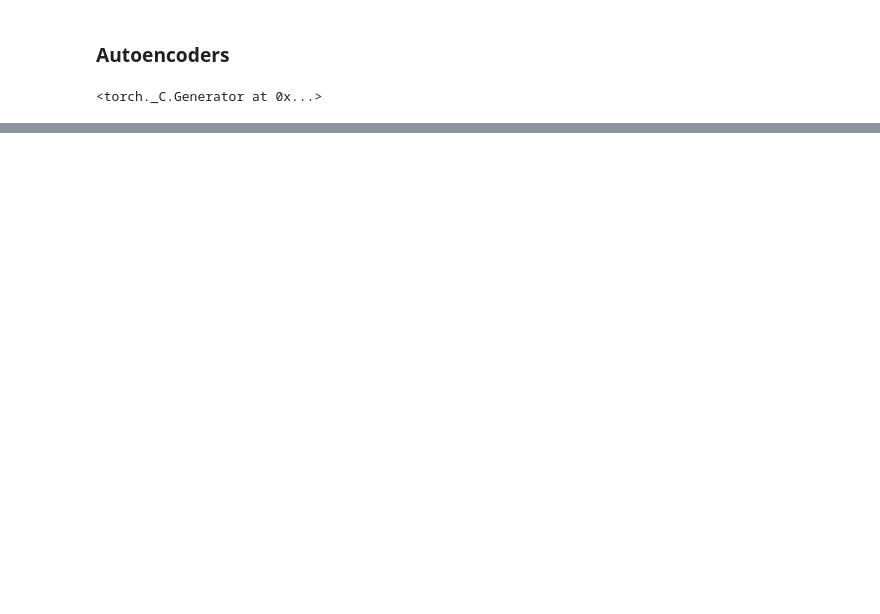
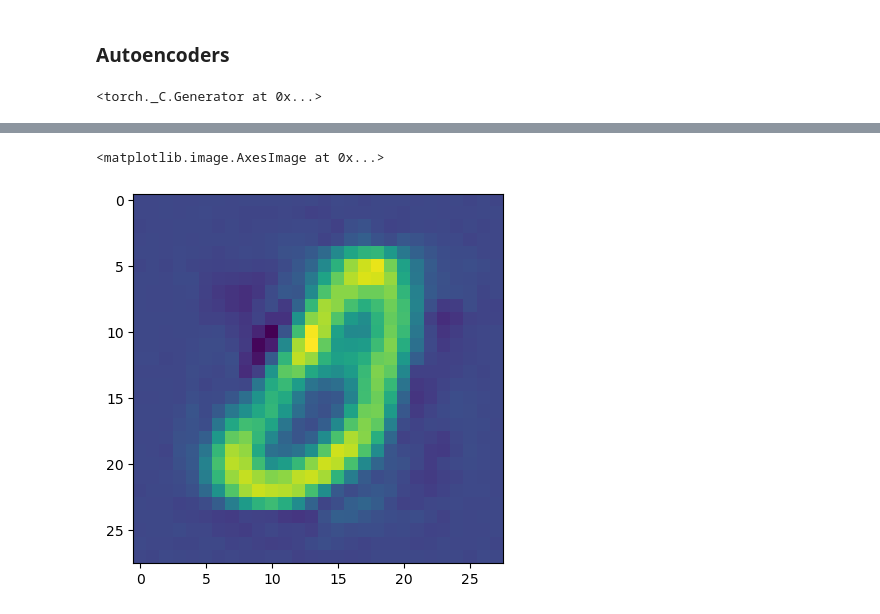
Before and after one commit to xyro-coder/Variational_Autoencoders, a Jupyter notebook: vae-building-blocks/basic_autoencoder.ipynb, the cells around one changed output, grey strips where cells are left out. Cells and saved outputs as stored; diff of their text form; code cells hidden in the pictures; blank space fills up the shorter version.

```diff
--- a/vae-building-blocks/basic_autoencoder.ipynb
+++ b/vae-building-blocks/basic_autoencoder.ipynb
@@ -38,0 +127,33 @@ plt.imshow(Noisy_X_tr[1305][0])s
+# %%
+Model = Denoising_Autoencoder(input_size, h1, h2, bottleneck, h3, h4)
+Cost = nn.MSELoss()
+optimizer = optim.Adam(Model.parameters(), lr=lr)
+number_epouch = 5
+
+for epoch in range(number_epouch):
+    for index in range(len(X_tr)):
+
+
+        clean_image = X_tr[index]
+        Noisy_image = Noisy_X_tr[index]
+
+        #Forward pass
+
+        encoder_forward = Model.encoder_forward(Noisy_image)
+        output = Model.decoder_forward(encoder_forward)
+        loss = Cost(output, clean_image)
+
+        #backpro
+
+        loss.backward()
+        optimizer.step()
+        optimizer.zero_grad()
+        print(loss)
+        print(index)
+    print(epoch)
+# %%
+def Denoise(Model, Noisy_image):
+    encoder_forward = Model.encoder_forward(Noisy_image)
+    output = Model.decoder_forward(encoder_forward)
+    output = output.reshape(28, 28)
+    return output
@@ -38,0 +165,9 @@ plt.imshow(Noisy_X_tr[1305][0])s
+# %%
+noisy_image1 = Noisy_X_tr[5]
+cleaned_imaged = Denoise(Model,noisy_image1)
+cleaned_imaged = cleaned_imaged.detach().numpy()
+
+plt.imshow(cleaned_imaged)
+# %% [output]
+<matplotlib.image.AxesImage at 0x...>
+[figure, added]
```
Also changed, not shown: parts of 11 cells of this notebook.
